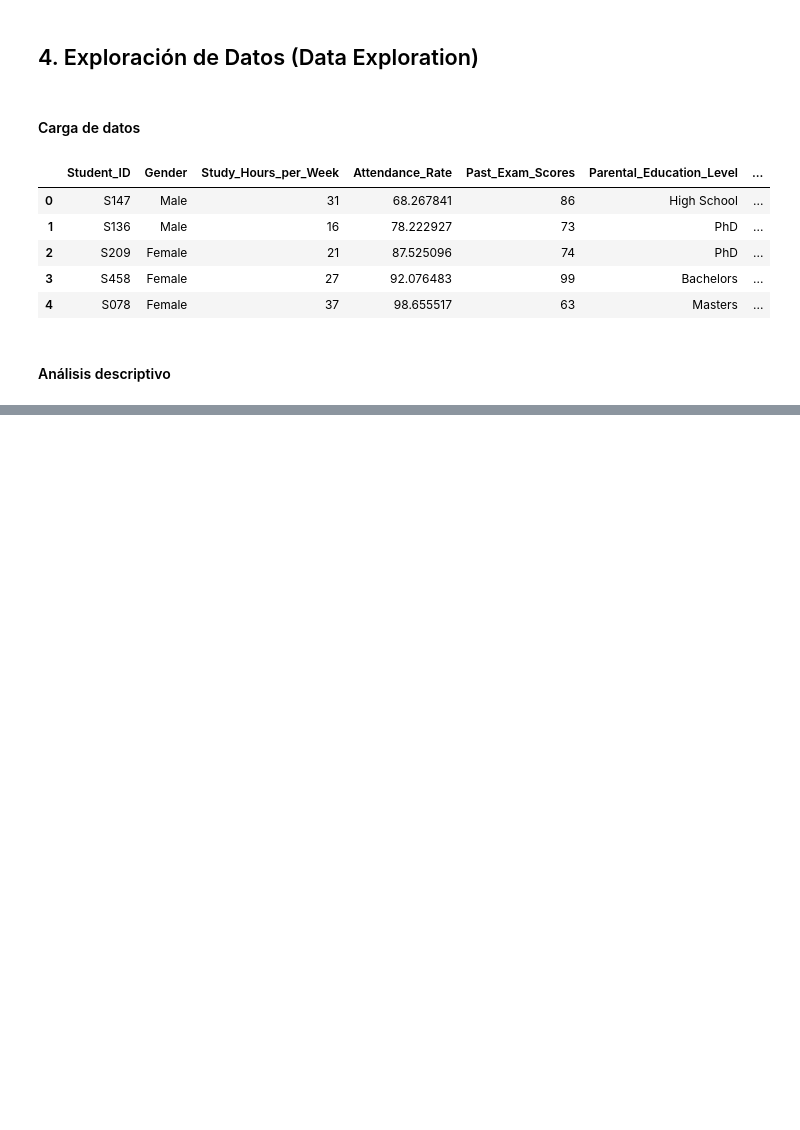
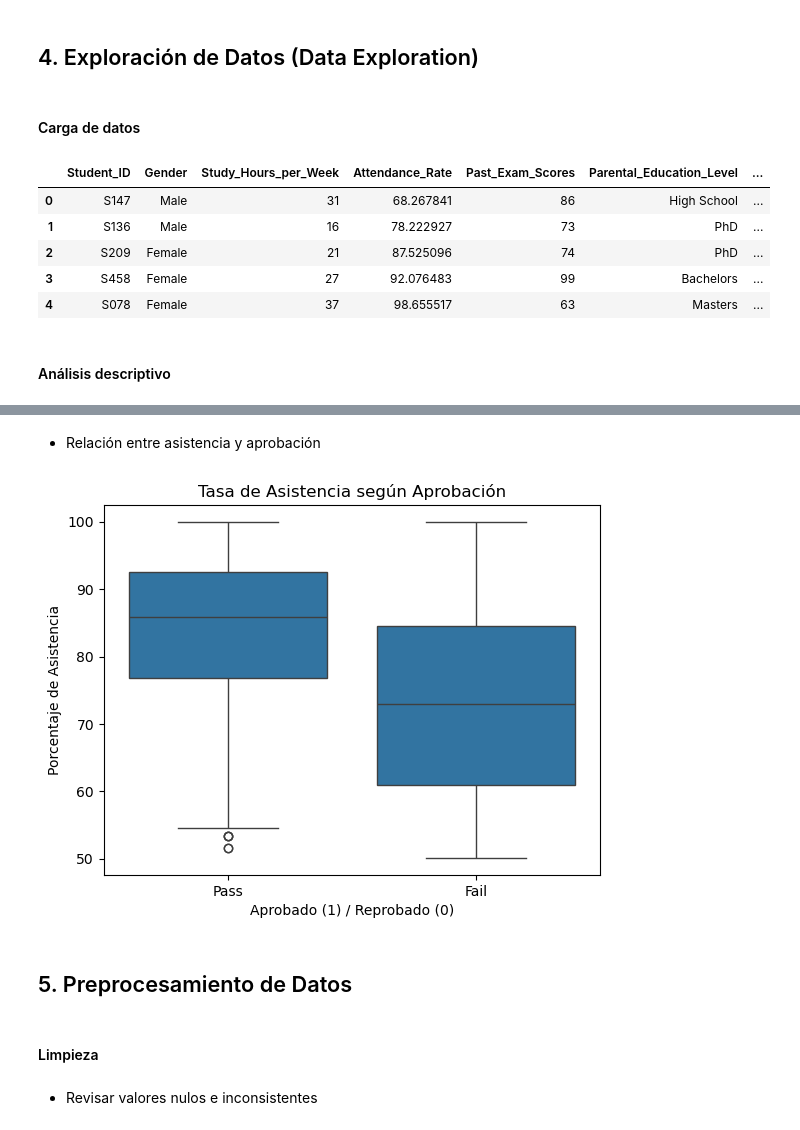
Before and after one commit to Eurobeater/cursoBigDataIA, a Jupyter notebook: Sistemas de Big Data/Tema 5 Analisis/Tarea Mineria de Datos/mineria_datos.ipynb, the cells around one changed output, grey strips where cells are left out. Cells and saved outputs as stored; diff of their text form; code cells hidden in the pictures; blank space fills up the shorter version.

Commit message:
SBD Tarea Mineria de Datos a medias

```diff
--- a/Sistemas de Big Data/Tema 5 Analisis/Tarea Mineria de Datos/mineria_datos.ipynb
+++ b/Sistemas de Big Data/Tema 5 Analisis/Tarea Mineria de Datos/mineria_datos.ipynb
@@ -103,0 +119,16 @@ dtype: int64
+# %% [markdown]
+- Relación entre asistencia y aprobación
+# %%
+sns.boxplot(x='Pass_Fail', y='Attendance_Rate', data=df)
+plt.title("Tasa de Asistencia según Aprobación")
+plt.xlabel("Aprobado (1) / Reprobado (0)")
+plt.ylabel("Porcentaje de Asistencia")
+plt.show()
+# %% [output]
+[figure, added]
+# %% [markdown]
+## 5. Preprocesamiento de Datos
+# %% [markdown]
+#### Limpieza
+# %% [markdown]
+- Revisar valores nulos e inconsistentes
```
Also changed, not shown: parts of 17 cells of this notebook.
